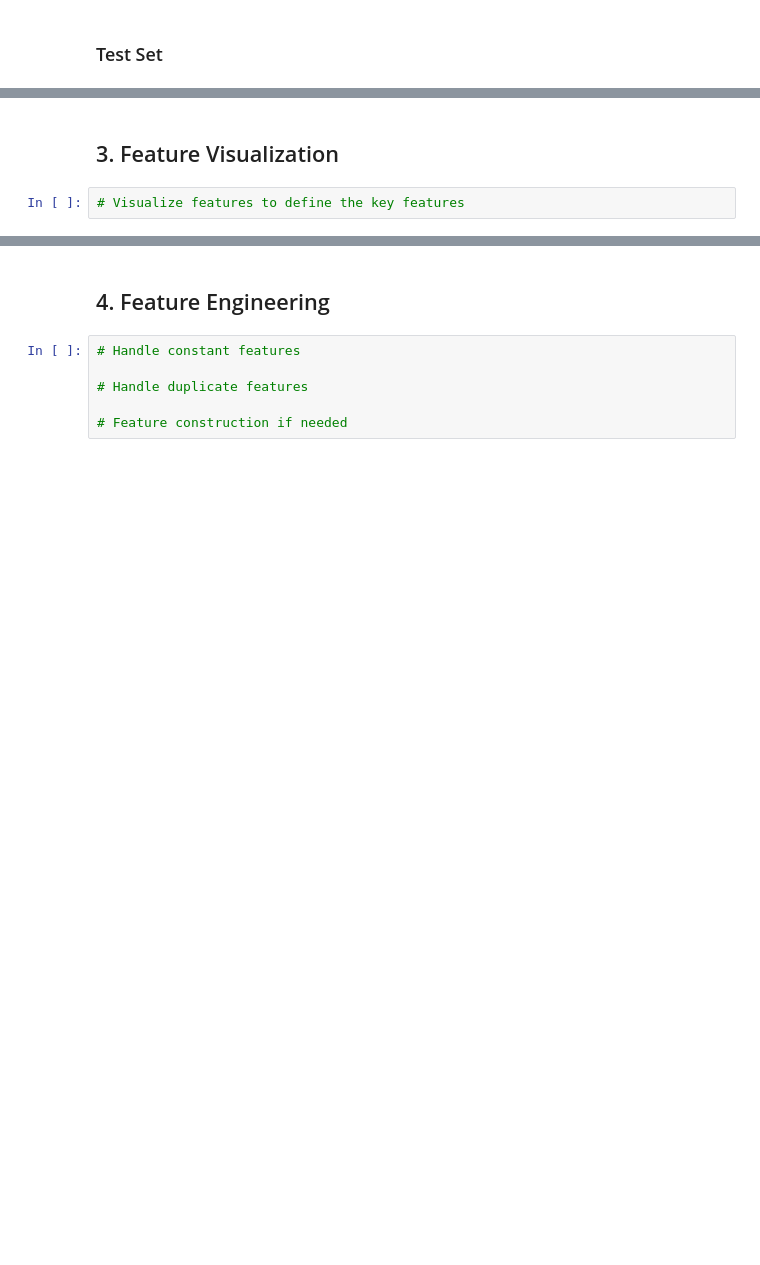
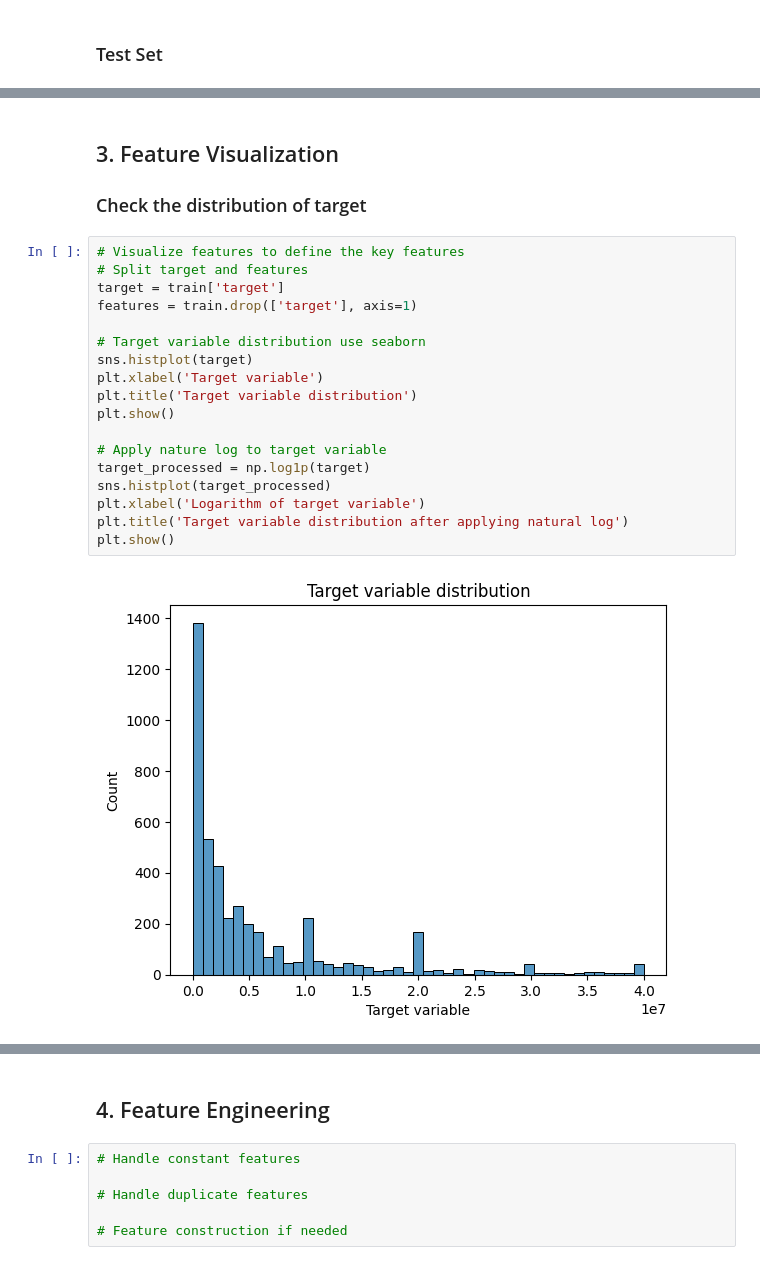
Before and after one commit to dogrod/bank-customer-transaction-prediction, a Jupyter notebook: main.ipynb, the cells around one changed output, grey strips where cells are left out. Saved outputs shown, nothing was run; the diff lists cells and outputs as text; blank space fills up the shorter version.

Commit message:
Visualize target distribution and correlation

```diff
--- a/main.ipynb
+++ b/main.ipynb
@@ -72,4 +83,24 @@ Length: 4992, dtype: int64
 # %% [markdown]
 ## 3. Feature Visualization
+
+### Check the distribution of target
-# %%
-# Visualize features to define the key features
+# %%
+# Visualize features to define the key features
+# Split target and features
+target = train['target']
+features = train.drop(['target'], axis=1)
+
+# Target variable distribution use seaborn
+sns.histplot(target)
+plt.xlabel('Target variable')
+plt.title('Target variable distribution')
+plt.show()
+
+# Apply nature log to target variable
+target_processed = np.log1p(target)
+sns.histplot(target_processed)
+plt.xlabel('Logarithm of target variable')
+plt.title('Target variable distribution after applying natural log')
+plt.show()
+# %% [output]
+[figure, added]
```
Also changed, not shown: parts of 8 cells of this notebook.
